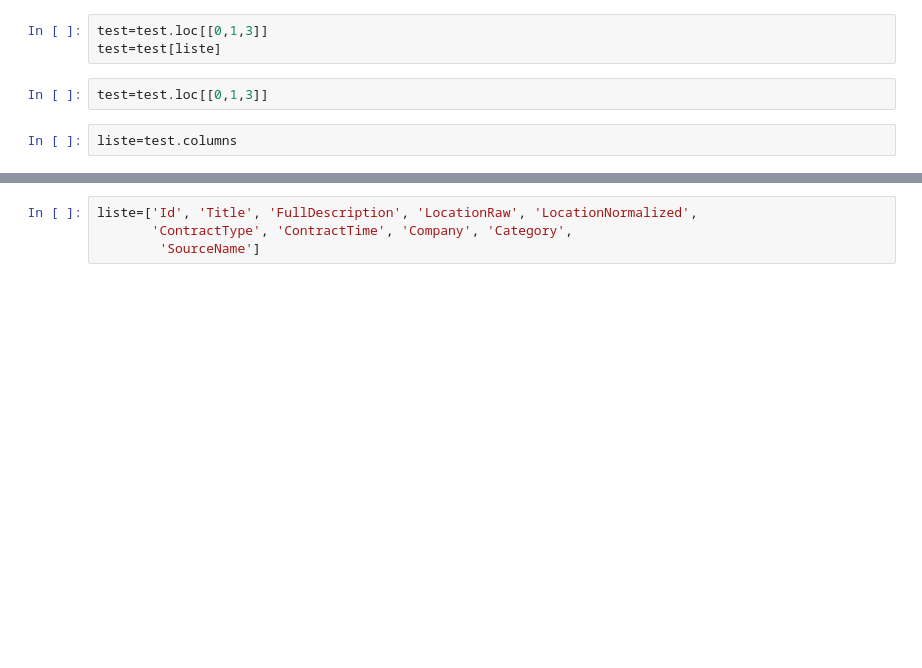
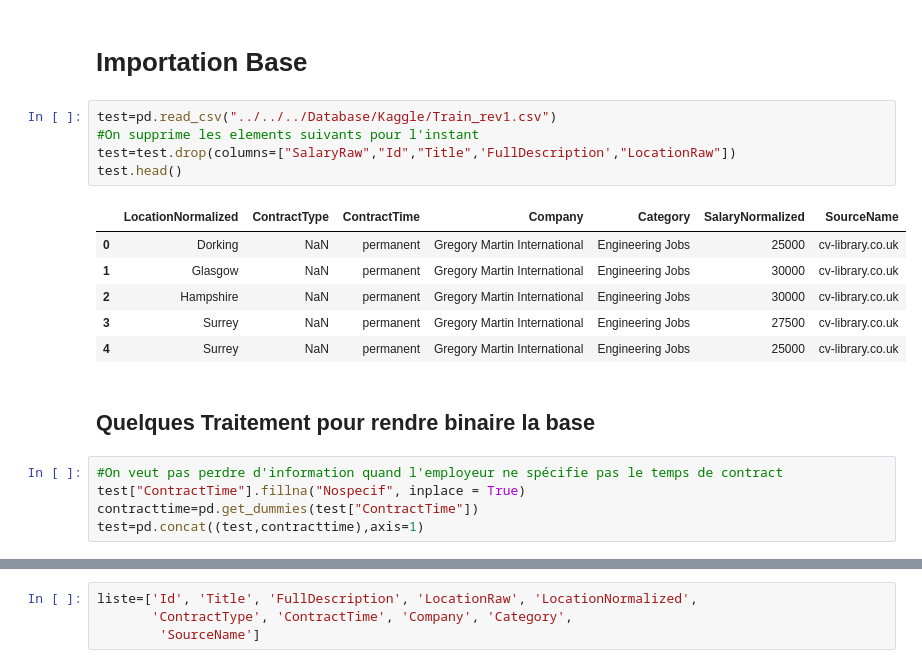
Before and after one commit to Sedfik/Job-Finder, a Jupyter notebook: IA/JobSalaryPrediction-master/Analyse.ipynb, the cells around one changed output, grey strips where cells are left out. Drawn from its saved outputs; the diff is of its cells as text; blank space fills up the shorter version.

```diff
--- a/IA/JobSalaryPrediction-master/Analyse.ipynb
+++ b/IA/JobSalaryPrediction-master/Analyse.ipynb
@@ -47,7 +26,21 @@ array([30408.66368464, 33232.63432104, 31907.12796063])
-# %%
-test=test.loc[[0,1,3]]
-test=test[liste]
-# %%
-test=test.loc[[0,1,3]]
-# %%
-liste=test.columns
+# %% [markdown]
+# Importation Base
+# %%
+test=pd.read_csv("../../../Database/Kaggle/Train_rev1.csv")
+#On supprime les elements suivants pour l'instant
+test=test.drop(columns=["SalaryRaw","Id","Title",'FullDescription',"LocationRaw"])
+test.head()
+# %% [output]
+|  | LocationNormalized | ContractType | ContractTime | Company | Category | SalaryNormalized | SourceName |
+| 0 | Dorking | NaN | permanent | Gregory Martin International | Engineering Jobs | 25000 | cv-library.co.uk |
+| 1 | Glasgow | NaN | permanent | Gregory Martin International | Engineering Jobs | 30000 | cv-library.co.uk |
+| 2 | Hampshire | NaN | permanent | Gregory Martin International | Engineering Jobs | 30000 | cv-library.co.uk |
+| 3 | Surrey | NaN | permanent | Gregory Martin International | Engineering Jobs | 27500 | cv-library.co.uk |
+| 4 | Surrey | NaN | permanent | Gregory Martin International | Engineering Jobs | 25000 | cv-library.co.uk |
+# %% [markdown]
+## Quelques Traitement pour rendre binaire la base
+# %%
+#On veut pas perdre d'information quand l'employeur ne spécifie pas le temps de contract
+test["ContractTime"].fillna("Nospecif", inplace = True)
+contracttime=pd.get_dummies(test["ContractTime"])
+test=pd.concat((test,contracttime),axis=1)
```
Also changed, not shown: parts of 43 cells of this notebook, 2 other files.
